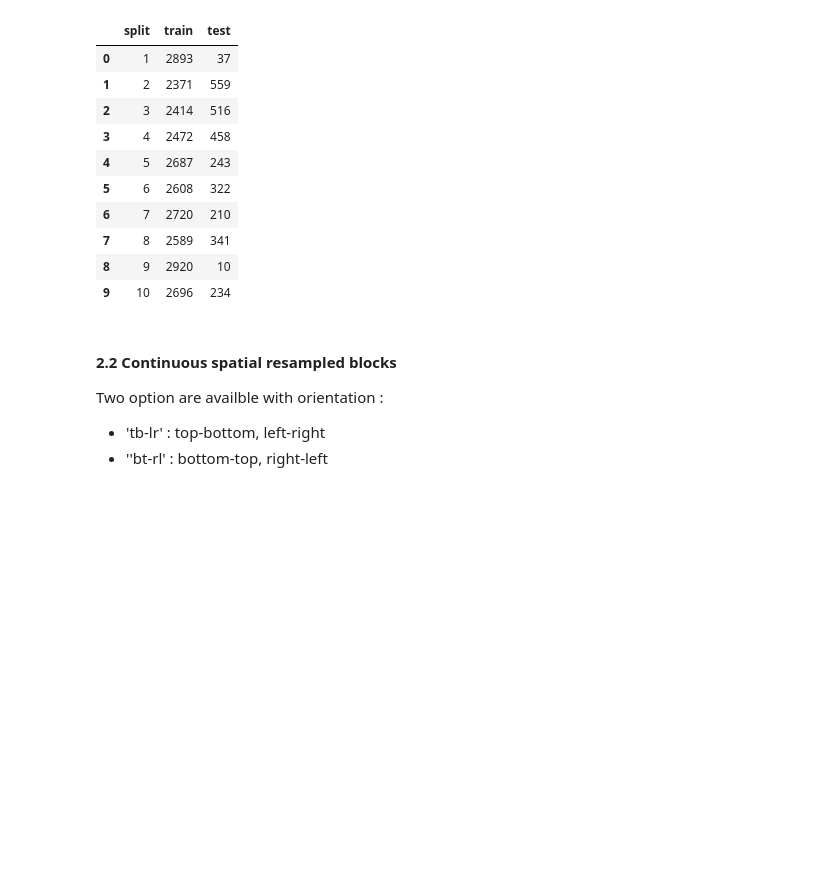
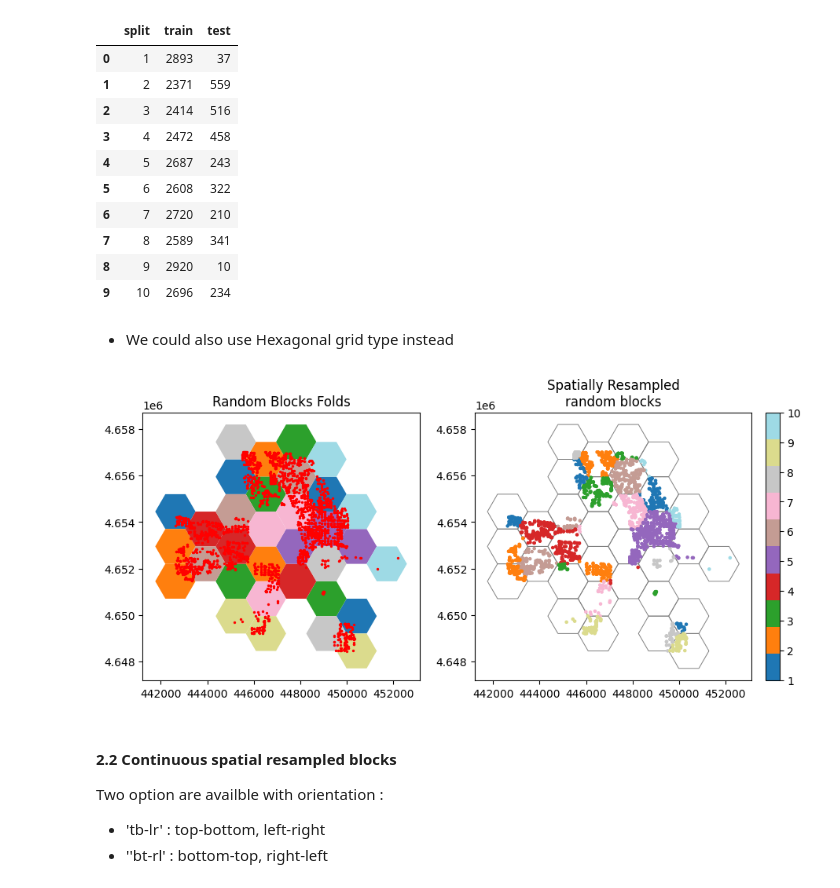
Before and after one commit to WalidGharianiEAGLE/spatial-kfold, a Jupyter notebook: docs/notebooks/spatialkfold_intro.ipynb, the cells around one changed output. Cells and saved outputs as stored; diff of their text form; code cells hidden in the pictures; blank space fills up the shorter version.

```diff
--- a/docs/notebooks/spatialkfold_intro.ipynb
+++ b/docs/notebooks/spatialkfold_intro.ipynb
@@ -242,6 +260,53 @@ ames_res_rnd_blk_stats
 | 7 | 8 | 2589 | 341 |
 | 8 | 9 | 2920 | 10 |
 | 9 | 10 | 2696 | 234 |
+# %% [markdown]
+- We could also use Hexagonal grid type instead
+# %%
+# create 10 random blocks
+ames_rnd_blocks_hex = spatial_blocks(
+  gdf=ames_prj,
+  width=1500,
+  height=0,            # If you use hex as grid_type, only the width is needed. If you provide height, it will be ignored
+  method="random",     # "continuous"
+  orientation="tb-lr", # "bt-rl"
+  grid_type="hex",
+  nfolds=10,
+  random_state=135
+  )
+ames_res_rnd_blk_hex = gpd.overlay(ames_prj, ames_rnd_blocks_hex)
+# %%
+fig, ax = plt.subplots(1,2 , figsize=(10, 6))
+
+# plot 1
+ames_rnd_blocks_hex.plot(column='folds', cmap=color_ramp, ax=ax[0] , lw=0.7, legend=False)
+ames_prj.plot(ax=ax[0], markersize=2, color='r')
+ax[0].set_title('Random Blocks Folds')
+
+# plot 2
+ames_rnd_blocks_hex.plot(facecolor="none", edgecolor='grey', ax=ax[1], lw=0.7, legend=False)
+ames_res_rnd_blk_hex.plot(column='folds', cmap=color_ramp, legend=False, ax=ax[1], markersize = 2)
+ax[1].set_title('Spatially Resampled\nrandom blocks')
+
+
+im1 = ax[1].scatter(ames_res_rnd_blk_hex.geometry.x , ames_res_rnd_blk_hex.geometry.y, c=ames_res_rnd_blk_hex['folds'],
+                 cmap=color_ramp, s=5)
+
+axins1 = inset_axes(
+    ax[1],
+    width="5%",  # width: 5% of parent_bbox width
+    height="50%",  # height: 50%
+    loc="lower left",
+    bbox_to_anchor=(1.05, 0, 1, 2),
+    bbox_transform=ax[1].transAxes,
+    borderpad=0
+)
+fig.colorbar(im1, cax=axins1, ticks= range(1,11))
+
+
+plt.show()
+# %% [output]
+[figure, added]
 # %% [markdown]
 #### 2.2 Continuous spatial resampled blocks
 
```
Also changed, not shown: parts of 15 cells of this notebook.
